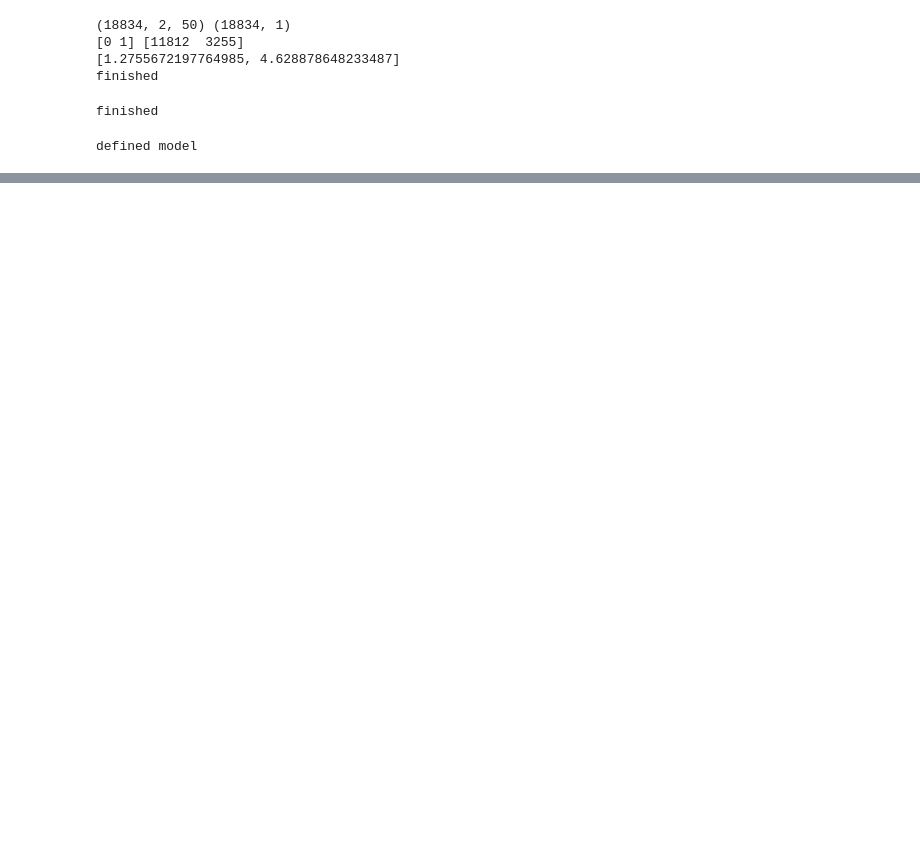
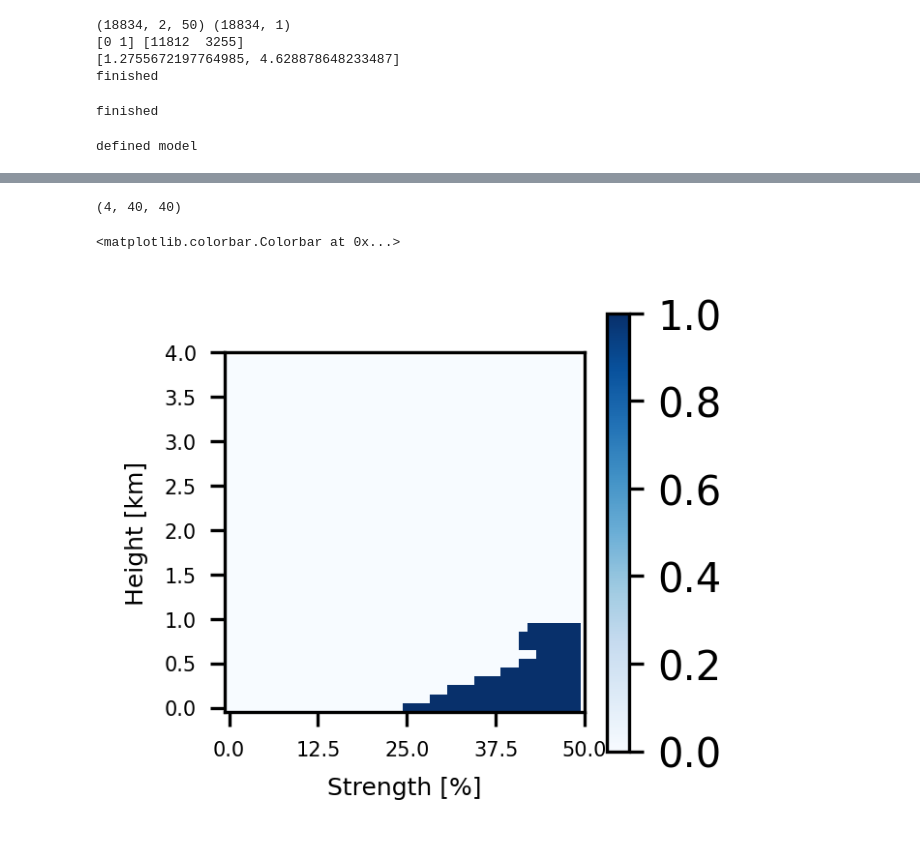
Before and after one commit to HuangJin-De/Machine-Learning-in-Atmospheric-Thermodynamics, a Jupyter notebook: final/final.ipynb, the cells around one changed output, grey strips where cells are left out. Saved outputs shown, nothing was run; the diff lists cells and outputs as text; code cells hidden in the pictures; blank space fills up the shorter version.

```diff
--- a/final/final.ipynb
+++ b/final/final.ipynb
@@ -304,0 +359,42 @@ torch.Size([3767, 100]) torch.Size([3767, 1])
+# %%
+filen=path+'/data/ideal_array_data.dat'
+
+nz=50
+nvar=4
+data=np.fromfile(filen,dtype=np.float32)
+data=data.reshape(4,-1,nvar,nz)
+x1=np.copy(data[:,:,0:3:2,:])
+x1=x1.reshape(-1,2,nz)
+
+for i in range(0,2):
+  x1[:,i,:]=scaler[i].transform(x1[:,i,:])
+
+x1=x1.reshape(-1,nz*2)
+y=np.zeros(x1.shape[0])
+ideal_data1=TrainData(torch.FloatTensor(x1),torch.FloatTensor(y))
+ideal_loader1=DataLoader(dataset=ideal_data1,batch_size=x1.shape[0])
+
+for x_ideal1,y in ideal_loader1:
+  pred=model2(x_ideal1)
+  pred=torch.round(torch.sigmoid(pred))
+  x_ideal1=pred.detach().numpy().astype(int)
+
+x_ideal1=x_ideal1.reshape(-1,40,40)
+
+print(x_ideal1.shape)
+
+fig,ax=plt.subplots(nrows=1,ncols=1,figsize=(2,2),dpi=300)
+im=ax.imshow(x_ideal1[0,:,:],cmap='Blues',vmin=0,vmax=1)
+ax.set_xticks(np.arange(0,40.1,10))
+ax.set_yticks(np.arange(0,40.1,5))
+ax.set_xticklabels(np.arange(0,40.1,10)*0.0125*100)
+ax.set_yticklabels(np.arange(0,40.1,5)*0.1)
+ax.invert_yaxis()
+ax.set_xlabel('Strength [%]',fontsize=6)
+ax.set_ylabel('Height [km]',fontsize=6)
+ax.tick_params(labelsize=5)
+fig.colorbar(im)
+# %% [output]
+(4, 40, 40)
+<matplotlib.colorbar.Colorbar at 0x...>
+[figure, added]
```
Also changed, not shown: parts of 9 cells of this notebook.
